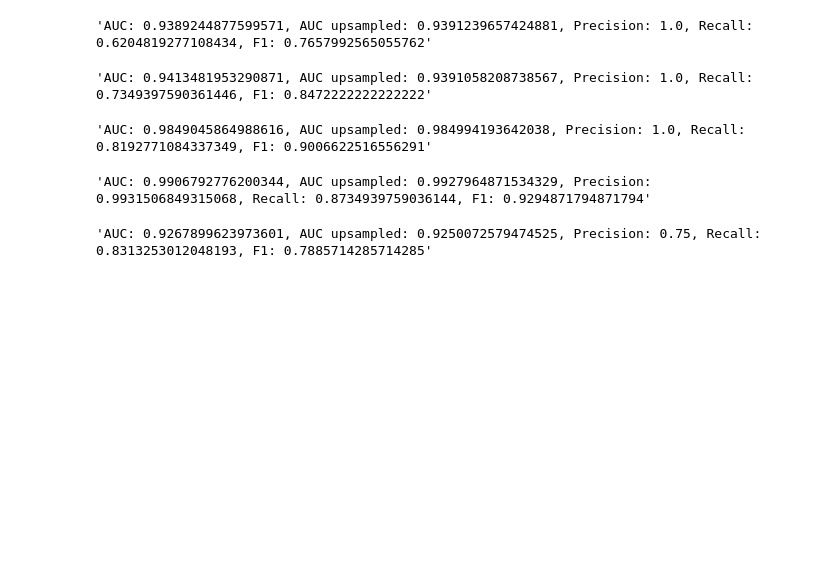
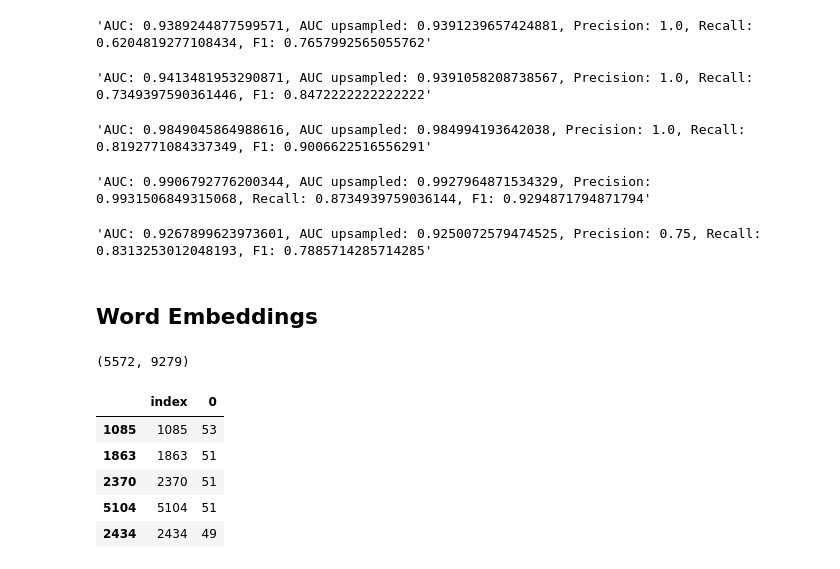
Before and after one commit to zivschwartz/SpamClassification, a Jupyter notebook: src/LogisticRegression Cross Validation.ipynb, the cells around one changed output. Cells and saved outputs as stored; diff of their text form; code cells hidden in the pictures; blank space fills up the shorter version.

```diff
--- a/src/LogisticRegression Cross Validation.ipynb
+++ b/src/LogisticRegression Cross Validation.ipynb
@@ -286,3 +286,28 @@ train_test_run(data_train, data_test, LogisticRegression(penalty='l2', C = 10),
 train_test_run(data_train, data_test, LogisticRegression(penalty='l2', C = 1), vectorizer = None)
 # %% [output]
 'AUC: 0.9267899623973601, AUC upsampled: 0.9250072579474525, Precision: 0.75, Recall: 0.8313253012048193, F1: 0.7885714285714285'
+# %% [markdown]
+## Word Embeddings
+# %%
+a = ENGLISH_STOP_WORDS
+
+full_data = data['Text'].tolist()
+
+cv = CountVectorizer(binary = True, stop_words = a)
+
+full_data_transformed = cv.fit_transform(full_data)
+fd = pd.DataFrame(full_data_transformed.toarray(), columns = cv.get_feature_names())
+fd.shape
+# %% [output]
+(5572, 9279)
+# %%
+sums = pd.DataFrame(fd.sum(axis=1))
+sums = sums.reset_index()
+sums.sort_values(by=0, ascending=False).head(5)
+# %% [output]
+|  | index | 0 |
+| 1085 | 1085 | 53 |
+| 1863 | 1863 | 51 |
+| 2370 | 2370 | 51 |
+| 5104 | 5104 | 51 |
+| 2434 | 2434 | 49 |
```
Also changed, not shown: parts of 5 cells of this notebook.
